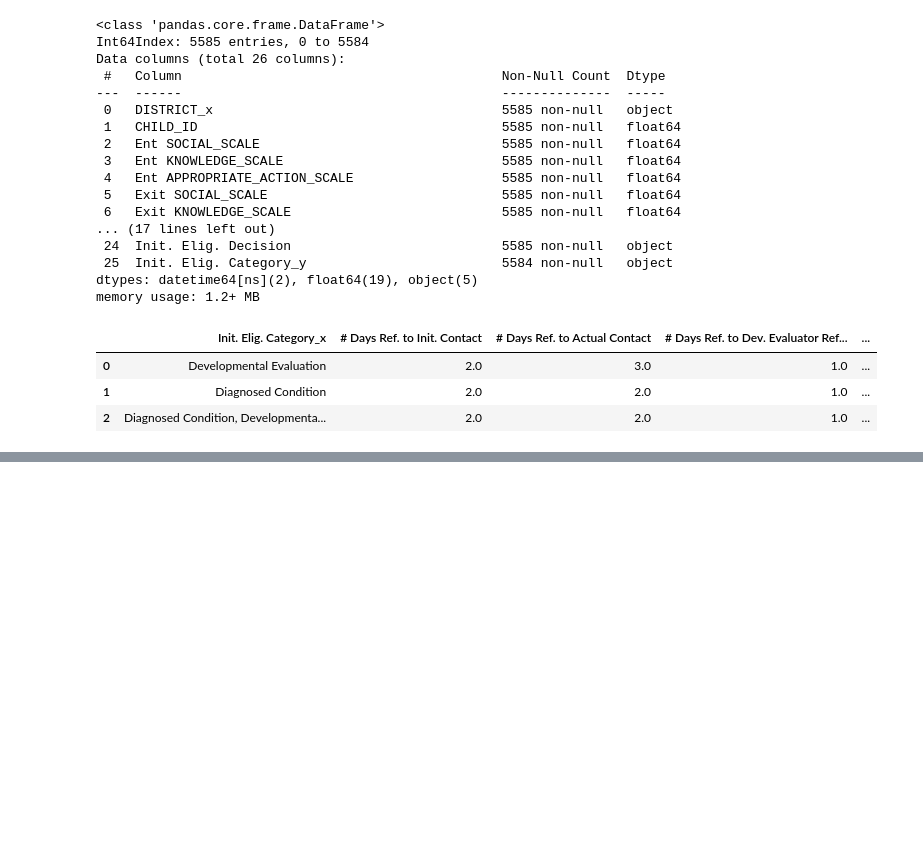
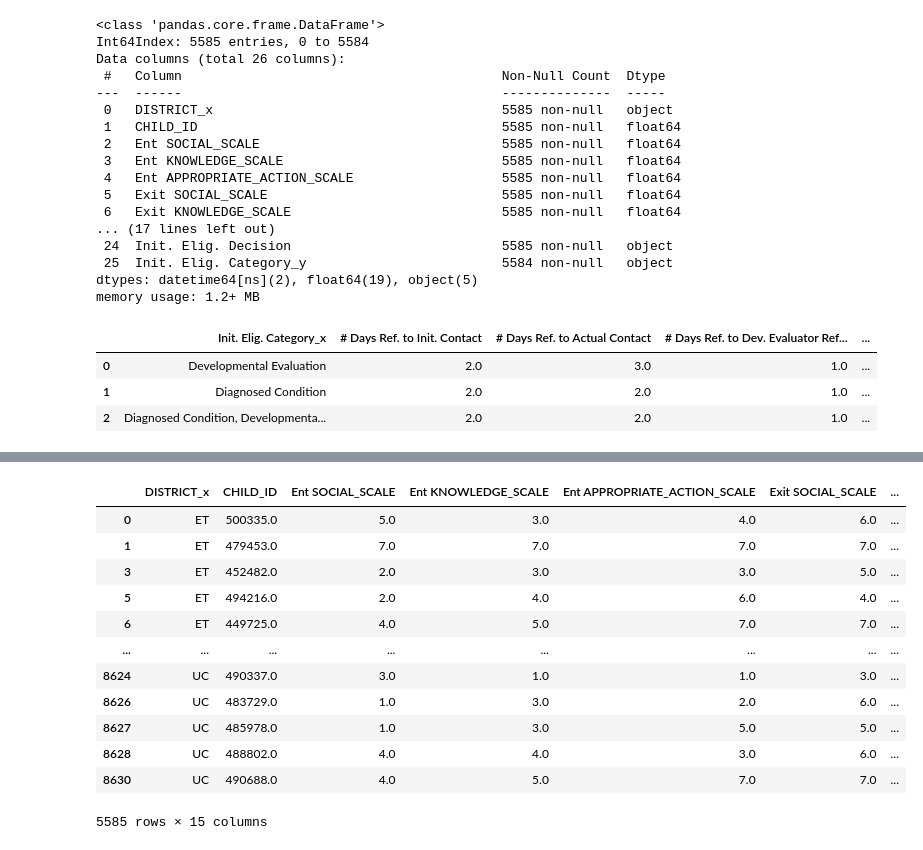
Before and after one commit to NSS-Data-Analytics-Cohort-7/didd-newbalancesonthebloc, a Jupyter notebook: Notebook/DIDD_partner_project.ipynb, the cells around one changed output, grey strips where cells are left out. Drawn from its saved outputs; the diff is of its cells as text; code cells hidden in the pictures; blank space fills up the shorter version.

```diff
--- a/Notebook/DIDD_partner_project.ipynb
+++ b/Notebook/DIDD_partner_project.ipynb
@@ -688,0 +619,16 @@ plt.title('Number of Children by Eligibility Category', fontsize = 16, weight =
+# %%
+eco_21_22_data
+# %% [output]
+|  | DISTRICT_x | CHILD_ID | Ent SOCIAL_SCALE | Ent KNOWLEDGE_SCALE | Ent APPROPRIATE_ACTION_SCALE | Exit SOCIAL_SCALE | ... |
+| 0 | ET | 500335.0 | 5.0 | 3.0 | 4.0 | 6.0 | ... |
+| 1 | ET | 479453.0 | 7.0 | 7.0 | 7.0 | 7.0 | ... |
+| 3 | ET | 452482.0 | 2.0 | 3.0 | 3.0 | 5.0 | ... |
+| 5 | ET | 494216.0 | 2.0 | 4.0 | 6.0 | 4.0 | ... |
+| 6 | ET | 449725.0 | 4.0 | 5.0 | 7.0 | 7.0 | ... |
+| ... | ... | ... | ... | ... | ... | ... | ... |
+| 8624 | UC | 490337.0 | 3.0 | 1.0 | 1.0 | 3.0 | ... |
+| 8626 | UC | 483729.0 | 1.0 | 3.0 | 2.0 | 6.0 | ... |
+| 8627 | UC | 485978.0 | 1.0 | 3.0 | 5.0 | 5.0 | ... |
+| 8628 | UC | 488802.0 | 4.0 | 4.0 | 3.0 | 6.0 | ... |
+| 8630 | UC | 490688.0 | 4.0 | 5.0 | 7.0 | 7.0 | ... |
+5585 rows × 15 columns
```
Also changed, not shown: parts of 30 cells of this notebook.
